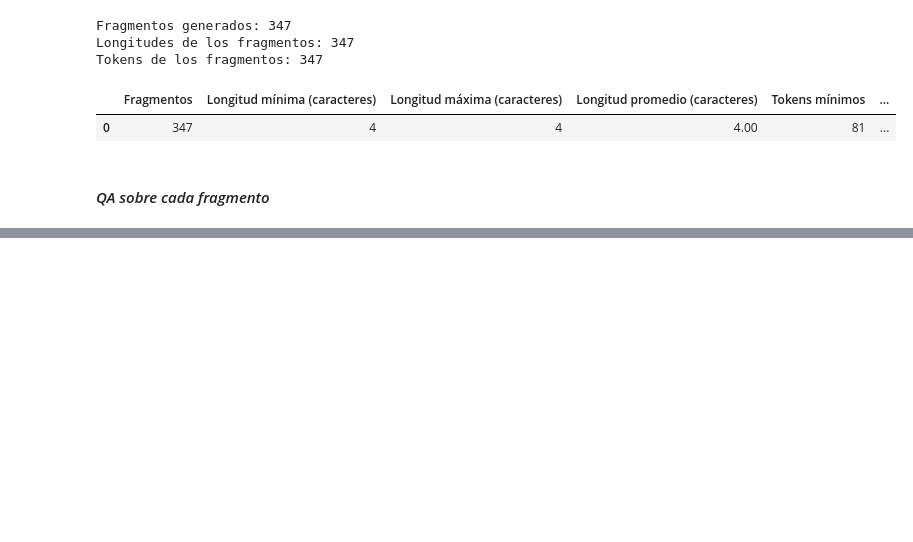
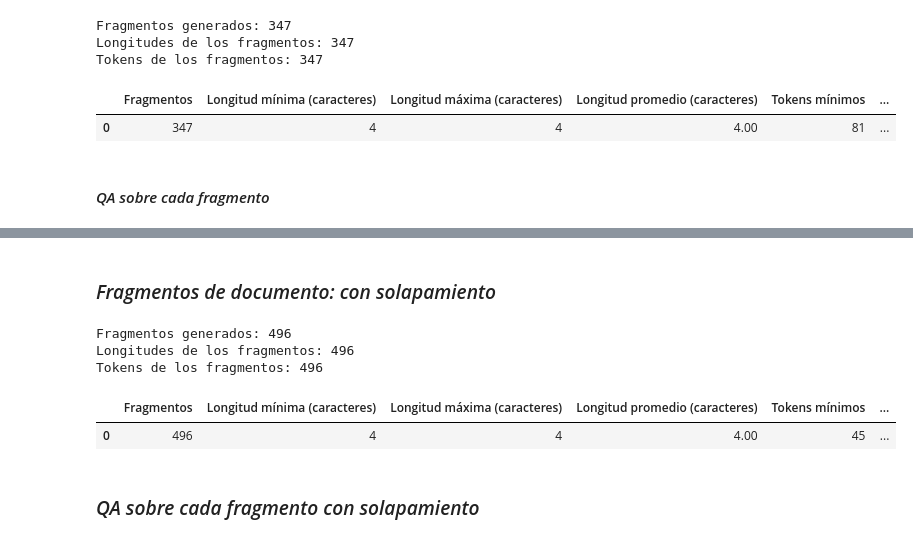
Before and after one commit to abner-rivas/Laboratorio---ML, a Jupyter notebook: laboratorio_ml_qa.ipynb, the cells around one changed output, grey strips where cells are left out. Cells and saved outputs as stored; diff of their text form; code cells hidden in the pictures; blank space fills up the shorter version.

```diff
--- a/laboratorio_ml_qa.ipynb
+++ b/laboratorio_ml_qa.ipynb
@@ -2048,0 +2078,49 @@ display(resultados_documento_base[columnas_base].style.format({
+# %% [markdown]
+### *Fragmentos de documento: con solapamiento*
+# %%
+# -------------------------------------------------------
+# Fragmentación del documento oficial y análisis de estadísticas
+# -------------------------------------------------------
+
+CONFIGURACION_BASE = {
+    "chunk_size": 500,
+    "overlap": 150,
+    "unidad": "caracteres",
+}
+
+fragmentos_documento_overlap = dividir_contexto_en_fragmentos(
+    texto_documento,
+    chunk_size=CONFIGURACION_BASE["chunk_size"],
+    overlap=CONFIGURACION_BASE["overlap"],
+    unidad=CONFIGURACION_BASE["unidad"],
+    metadata=True
+)
+
+longitudes_base = [len(frag) for frag in fragmentos_documento_overlap]
+tokens_base = [len(tokenizer_documentos.tokenize(frag["texto"])) for frag in fragmentos_documento_overlap]
+
+estadisticas_fragmentos = pd.DataFrame([ {
+    "Fragmentos": len(fragmentos_documento_overlap),
+    "Longitud mínima (caracteres)": min(longitudes_base),
+    "Longitud máxima (caracteres)": max(longitudes_base),
+    "Longitud promedio (caracteres)": sum(longitudes_base) / len(longitudes_base),
+    "Tokens mínimos": min(tokens_base),
+    "Tokens máximos": max(tokens_base),
+    "Tokens promedio": sum(tokens_base) / len(tokens_base),
+}])
+
+print(f"Fragmentos generados: {len(fragmentos_documento_overlap)}")
+print(f"Longitudes de los fragmentos: {len(longitudes_base)}")
+print(f"Tokens de los fragmentos: {len(tokens_base)}")
+display(estadisticas_fragmentos.style.format({
+    "Longitud promedio (caracteres)": "{:.2f}",
+    "Tokens promedio": "{:.2f}"
+}))
+# %% [output]
+Fragmentos generados: 496
+Longitudes de los fragmentos: 496
+Tokens de los fragmentos: 496
+|  | Fragmentos | Longitud mínima (caracteres) | Longitud máxima (caracteres) | Longitud promedio (caracteres) | Tokens mínimos | ... |
+| 0 | 496 | 4 | 4 | 4.00 | 45 | ... |
+# %% [markdown]
+### *QA sobre cada fragmento con solapamiento*
```
Also changed, not shown: parts of 12 cells of this notebook, 1 other file.
